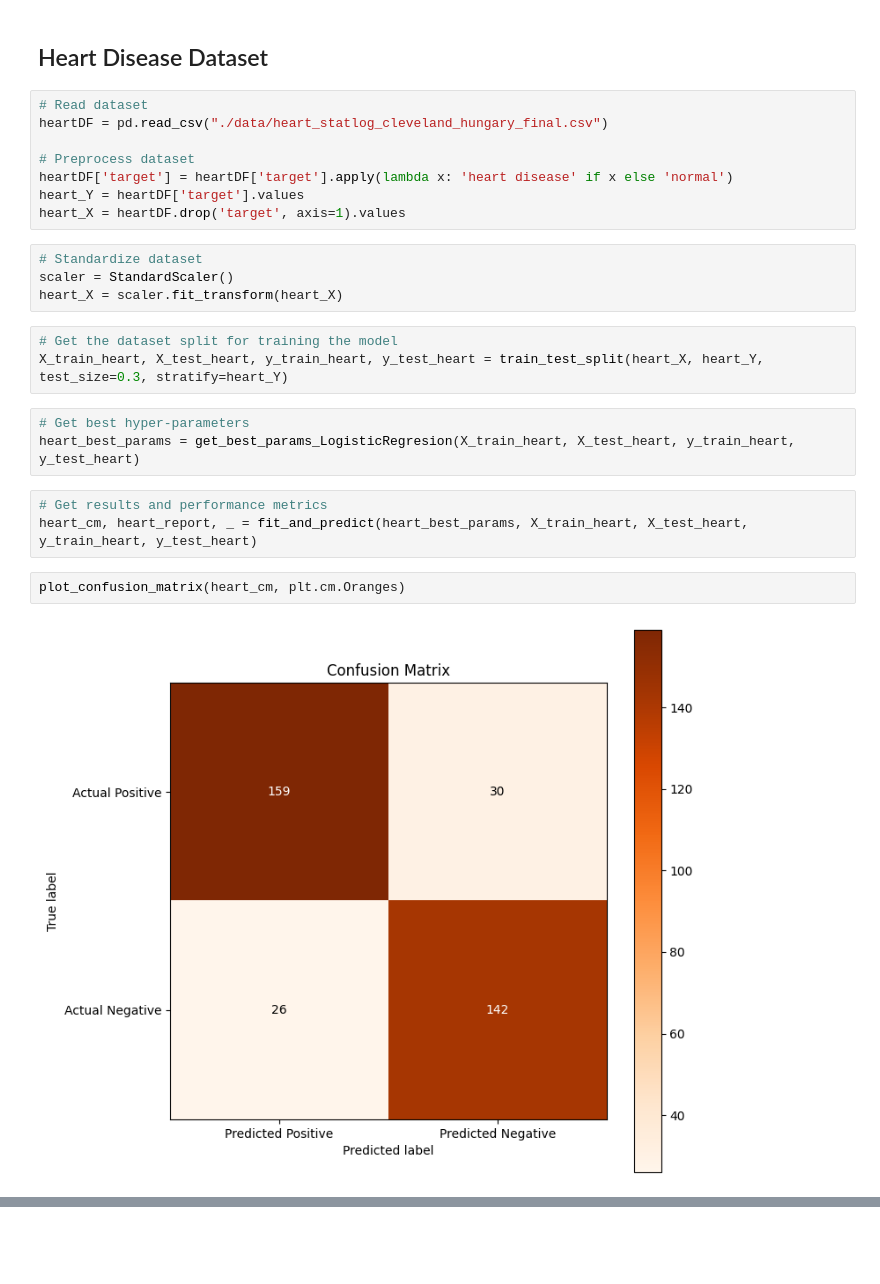
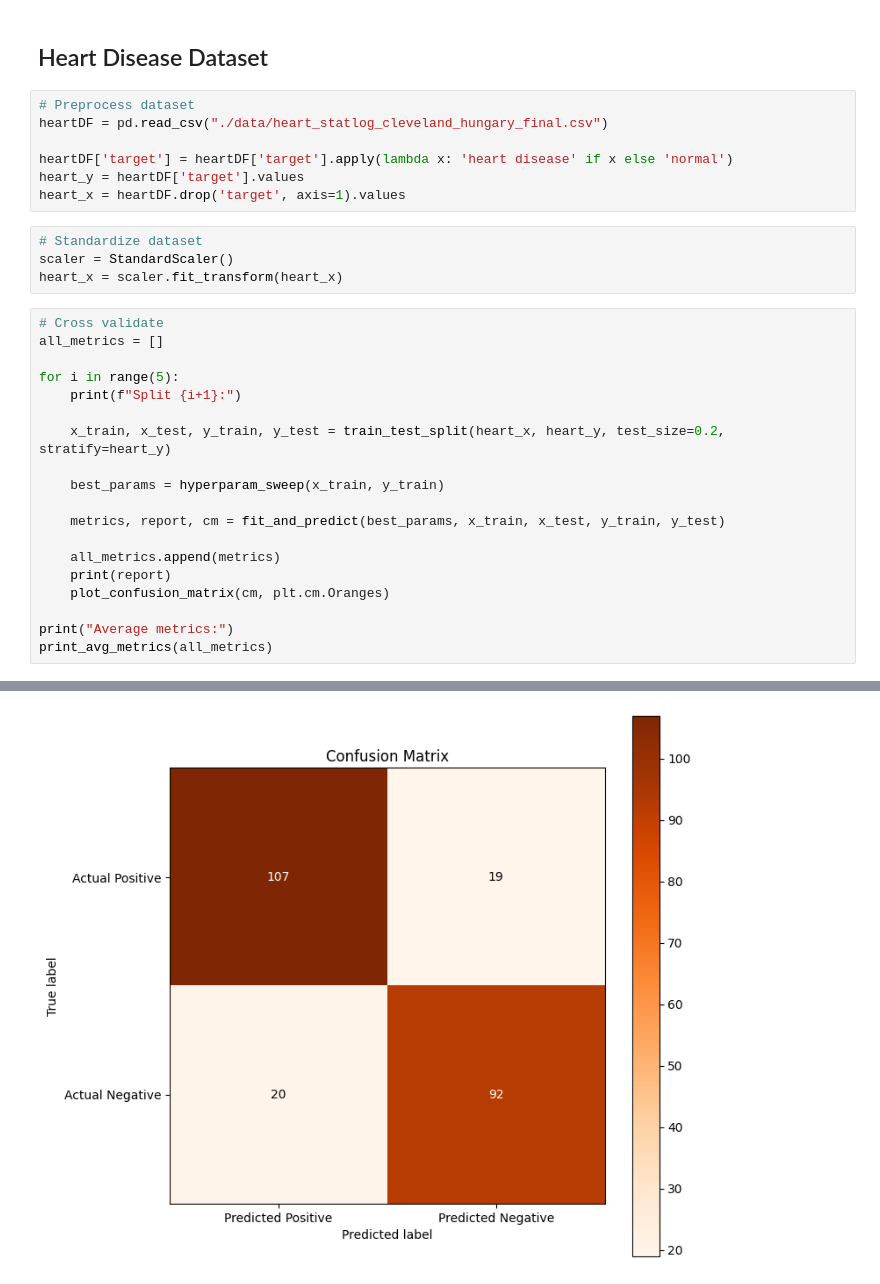
Before and after one commit to arielarevalo/ci0148, a Jupyter notebook: proyecto_1/regresion_logistica.ipynb, the cells around one changed output, grey strips where cells are left out. Saved outputs shown, nothing was run; the diff lists cells and outputs as text; blank space fills up the shorter version.

```diff
--- a/proyecto_1/regresion_logistica.ipynb
+++ b/proyecto_1/regresion_logistica.ipynb
@@ -122,27 +163,33 @@ plot_confusion_matrix(wine_cm, plt.cm.Blues)
 # %% [markdown]
 ## Heart Disease Dataset
 # %%
-# Read dataset
+# Preprocess dataset
 heartDF = pd.read_csv("./data/heart_statlog_cleveland_hungary_final.csv")
 
-# Preprocess dataset
 heartDF['target'] = heartDF['target'].apply(lambda x: 'heart disease' if x else 'normal')
-heart_Y = heartDF['target'].values
-heart_X = heartDF.drop('target', axis=1).values
+heart_y = heartDF['target'].values
+heart_x = heartDF.drop('target', axis=1).values
 # %%
 # Standardize dataset
 scaler = StandardScaler()
-heart_X = scaler.fit_transform(heart_X)
+heart_x = scaler.fit_transform(heart_x)
-# %%
-# Get the dataset split for training the model
-X_train_heart, X_test_heart, y_train_heart, y_test_heart = train_test_split(heart_X, heart_Y, test_size=0.3, stratify=heart_Y)
-# %%
-# Get best hyper-parameters
-heart_best_params = get_best_params_LogisticRegresion(X_train_heart, X_test_heart, y_train_heart, y_test_heart)
-# %%
-# Get results and performance metrics
-heart_cm, heart_report, _ = fit_and_predict(heart_best_params, X_train_heart, X_test_heart, y_train_heart, y_test_heart)
-# %%
-plot_confusion_matrix(heart_cm, plt.cm.Oranges)
-# %% [output]
-[figure, removed]
+# %%
+# Cross validate
+all_metrics = []
+
+for i in range(5):
+    print(f"Split {i+1}:")
+
+    x_train, x_test, y_train, y_test = train_test_split(heart_x, heart_y, test_size=0.2, stratify=heart_y)
+
+    best_params = hyperparam_sweep(x_train, y_train)
+
+    metrics, report, cm = fit_and_predict(best_params, x_train, x_test, y_train, y_test)
+
+    all_metrics.append(metrics)
+    print(report)
+    plot_confusion_matrix(cm, plt.cm.Oranges)
+
+print("Average metrics:")
+print_avg_metrics(all_metrics)
+# %% [output]
@@ -148,0 +205 @@ plot_confusion_matrix(heart_cm, plt.cm.Oranges)
+[figure, added]
```
Also changed, not shown: parts of 13 cells of this notebook.
